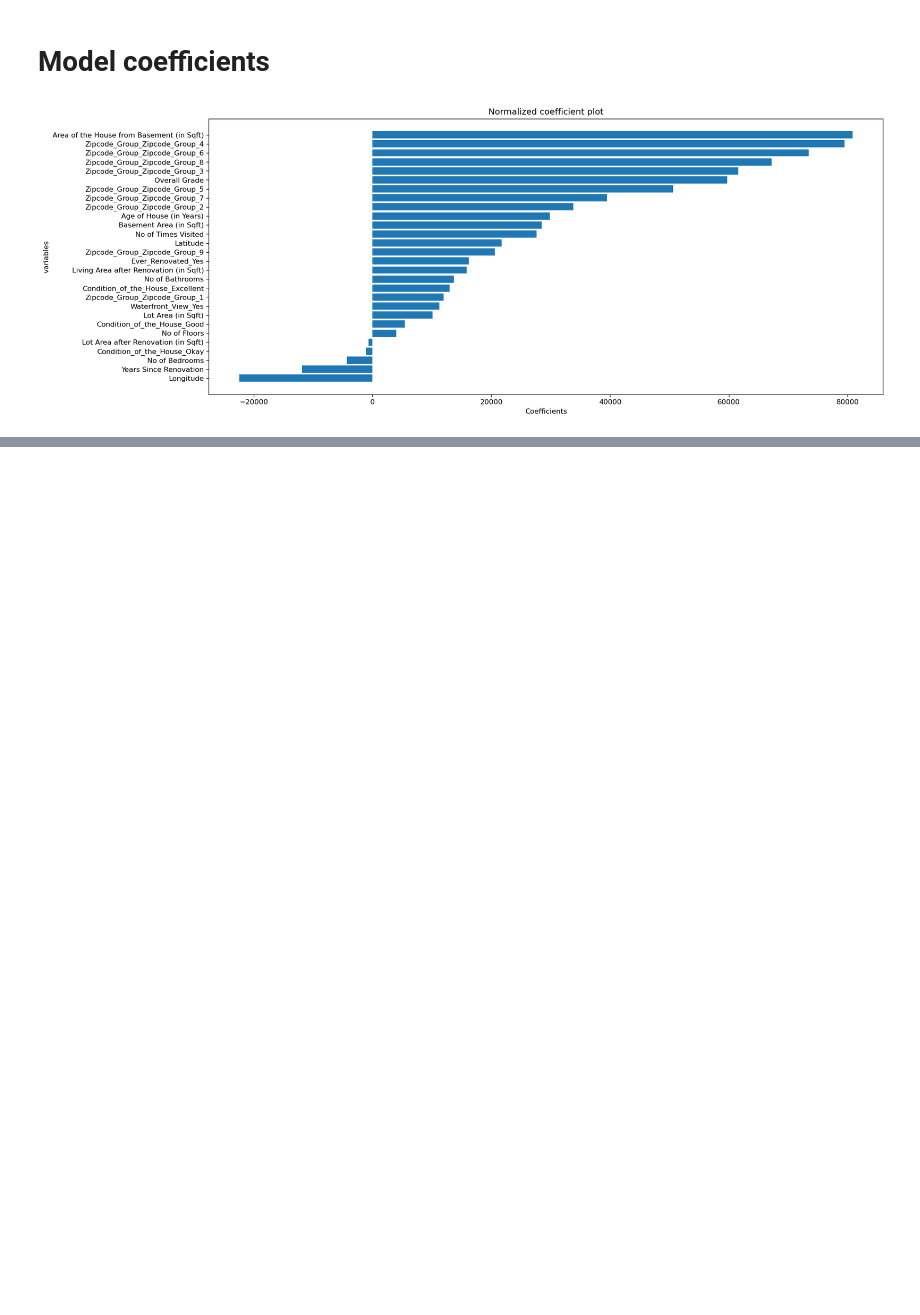
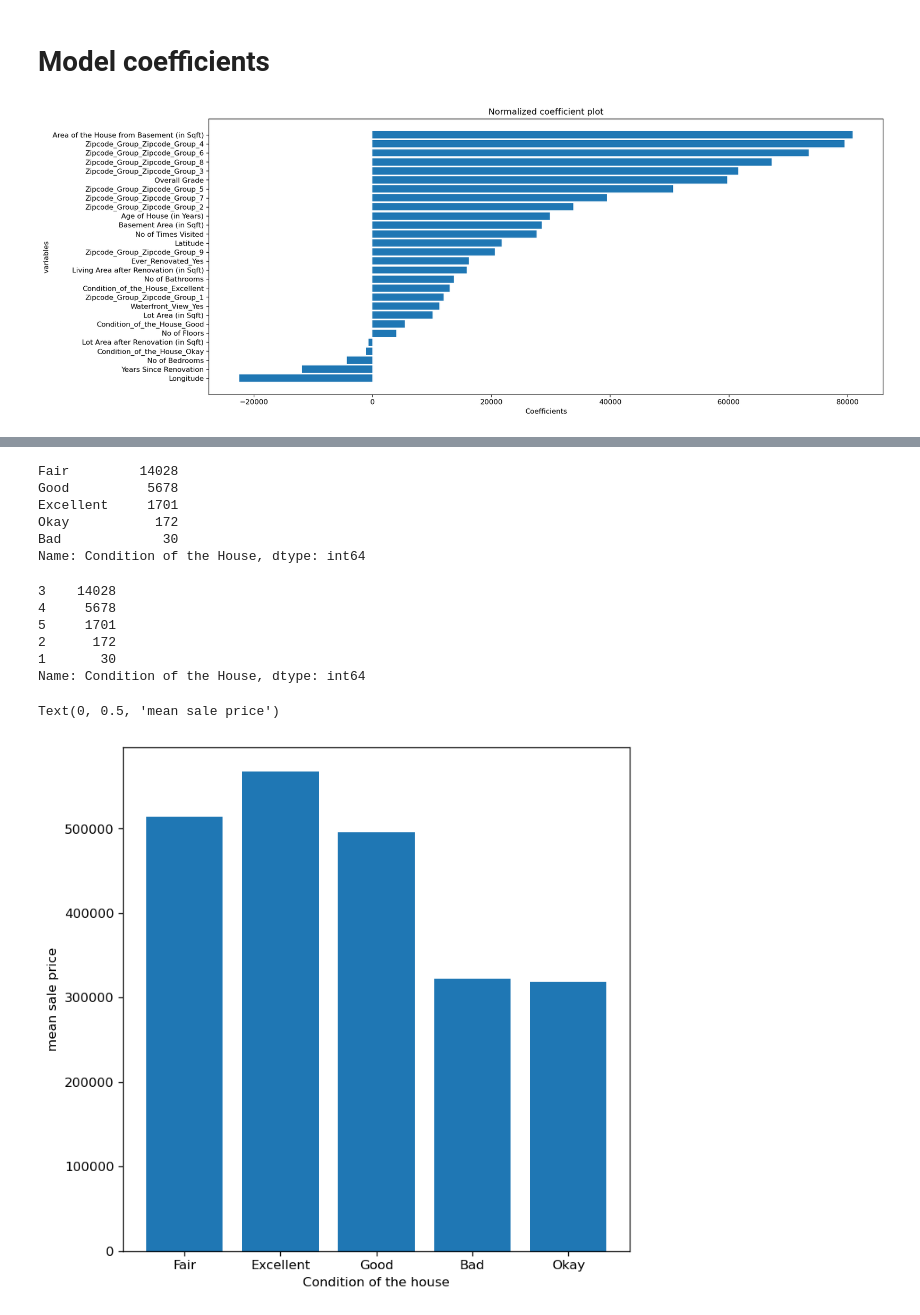
Before and after one commit to girish-kanjiyani7/realestate, a Jupyter notebook: part5_4.ipynb, the cells around one changed output, grey strips where cells are left out. Drawn from its saved outputs; the diff is of its cells as text; code cells hidden in the pictures; blank space fills up the shorter version.

```diff
--- a/part5_4.ipynb
+++ b/part5_4.ipynb
@@ -198,0 +238,37 @@ plt.show()
+# %%
+label_encoded= data['Condition of the House']
+label_encoded.value_counts()
+# %% [output]
+Fair         14028
+Good          5678
+Excellent     1701
+Okay           172
+Bad             30
+Name: Condition of the House, dtype: int64
+# %%
+label_encoded = label_encoded.map({'Bad':1,
+                                   'Okay':2,
+                                   'Fair':3,
+                                   'Good':4,
+                                   'Excellent':5})
+label_encoded.value_counts()
+# %% [output]
+3    14028
+4     5678
+5     1701
+2      172
+1       30
+Name: Condition of the House, dtype: int64
+# %%
+mean= []
+for i in data['Condition of the House'].unique():
+       mean.append(data['Sale Price'][data['Condition of the House']==i].mean())
+# %%
+plt.figure(figsize=(7,7), dpi=120)
+
+plt.bar(data['Condition of the House'].unique(),mean)
+plt.xlabel('Condition of the house')
+plt.ylabel('mean sale price')
+# %% [output]
+Text(0, 0.5, 'mean sale price')
+[figure, added]
```
Also changed, not shown: parts of 13 cells of this notebook.
